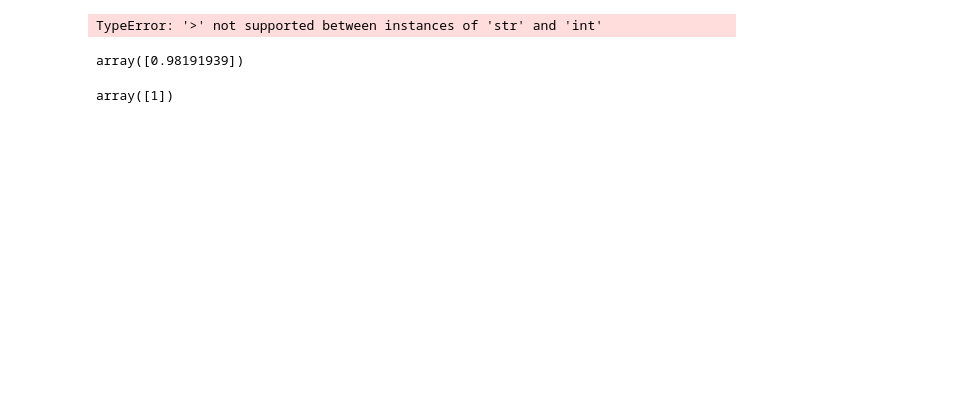
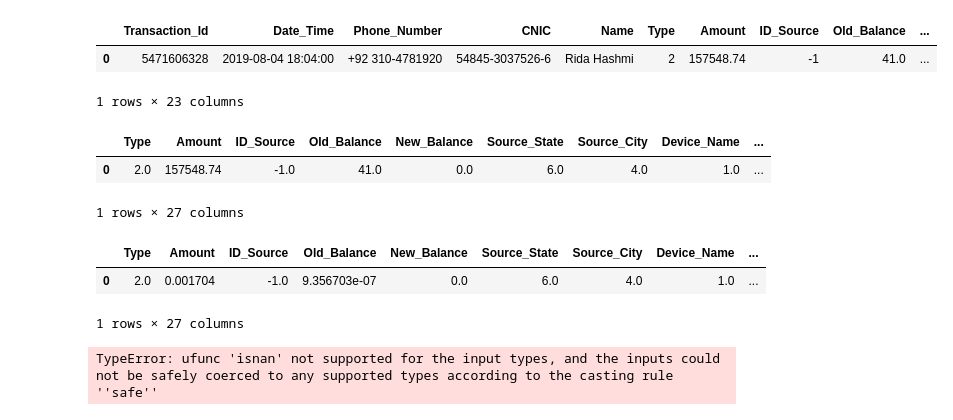
Before and after one commit to Stixor-Technologies/jazzcash, a Jupyter notebook: test.ipynb, the cells around one changed output. Cells and saved outputs as stored; diff of their text form; code cells hidden in the pictures; blank space fills up the shorter version.

```diff
--- a/test.ipynb
+++ b/test.ipynb
@@ -133,9 +443,0 @@ TypeError: '>' not supported between instances of 'str' and 'int'
-# %%
-business = BusinessRules(df)
-statistical = StatisticalRules(df)
-
-business_results = business.apply_rules(transaction_id)
-
-statistical_results = statistical.apply_rules(transaction_id)
-# %% [output]
-TypeError: '>' not supported between instances of 'str' and 'int'
@@ -150,8 +444,28 @@ predictions = (probabilities >= threshold).astype(int)
-# %%
-probabilities
-# %% [output]
-array([0.98191939])
-# %%
-predictions
-# %% [output]
-array([1])
+# %%
+objs = ['Type',
+        'ID_Source',
+        'Source_State',
+        'Source_City',
+        'Device_Name',
+        'KYC_Status',
+        'Channel',
+        'ID_Dest',
+        'Dest_State',
+        'Dest_City']
+# %%
+encoder_dict = {
+    col: {cat: i for i, cat in enumerate(cats)}
+    for col, cats in zip(objs, encoder.categories_)
+}
+# %%
+df_test = df.copy()
+# %%
+for col in objs:
+    val = df_test.at[df_test.index[0], col]
+    df_test.at[df_test.index[0], col] = encoder_dict[col].get(val, -1)
+# %%
+df_test
+# %% [output]
+|  | Transaction_Id | Date_Time | Phone_Number | CNIC | Name | Type | Amount | ID_Source | Old_Balance | ... |
+| 0 | 5471606328 | 2019-08-04 18:04:00 | +92 310-4781920 | 54845-3037526-6 | Rida Hashmi | 2 | 157548.74 | -1 | 41.0 | ... |
+1 rows × 23 columns
@@ -157,0 +483,6 @@ array([1])
+# %%
+df_test
+# %% [output]
+|  | Type | Amount | ID_Source | Old_Balance | New_Balance | Source_State | Source_City | Device_Name | ... |
+| 0 | 2.0 | 157548.74 | -1.0 | 41.0 | 0.0 | 6.0 | 4.0 | 1.0 | ... |
+1 rows × 27 columns
@@ -157,0 +491,17 @@ array([1])
+# %%
+df
+# %% [output]
+|  | Type | Amount | ID_Source | Old_Balance | New_Balance | Source_State | Source_City | Device_Name | ... |
+| 0 | 2.0 | 0.001704 | -1.0 | 9.356703e-07 | 0.0 | 6.0 | 4.0 | 1.0 | ... |
+1 rows × 27 columns
+# %%
+
+le_test = pd.DataFrame(
+    encoder.transform(df[objs]),
+    columns=objs,
+    index=df.index
+    )
+
+df[objs] = le_test
+# %% [output]
+TypeError: ufunc 'isnan' not supported for the input types, and the inputs could not be safely coerced to any supported types according to the casting rule ''safe''
```
Also changed, not shown: parts of 53 cells of this notebook, 5 other files.
